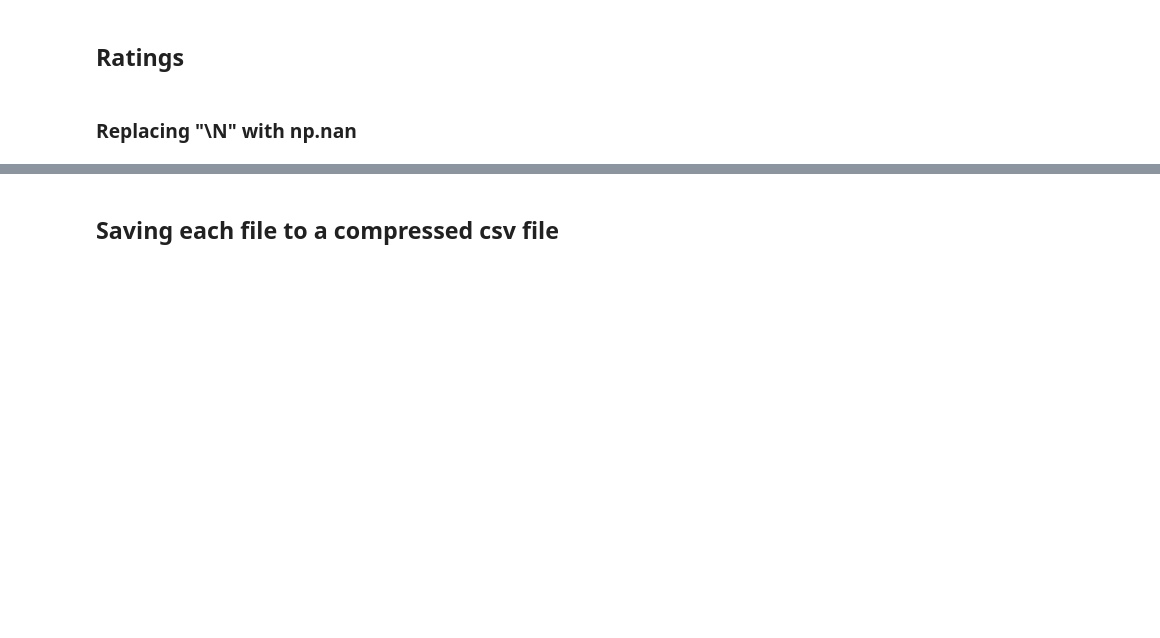
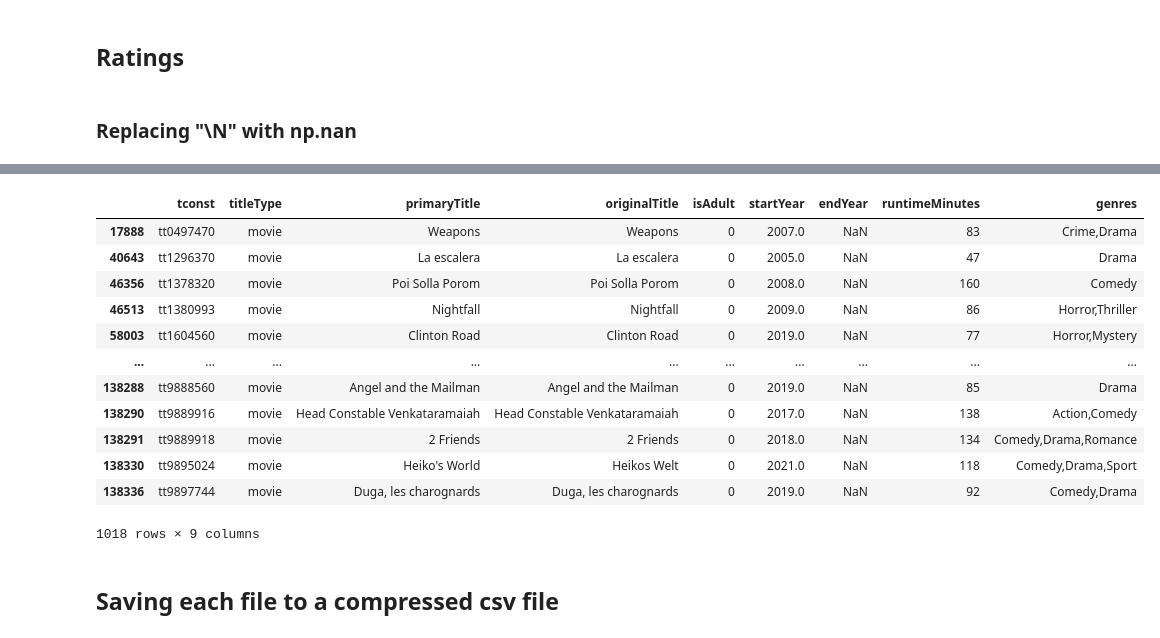
Before and after one commit to ob3dd/IMDB-Movie-Predictions, a Jupyter notebook: IMDB Movie Predictions.ipynb, the cells around one changed output, grey strips where cells are left out. Saved outputs shown, nothing was run; the diff lists cells and outputs as text; code cells hidden in the pictures; blank space fills up the shorter version.

Commit message:
IMDB Movie Predictions

```diff
--- a/IMDB Movie Predictions.ipynb
+++ b/IMDB Movie Predictions.ipynb
@@ -234,3 +239,20 @@ Name: tconst, Length: 1341659, dtype: bool
+# %%
+ratings = basics[keepers]
+ratings
+# %% [output]
+|  | tconst | titleType | primaryTitle | originalTitle | isAdult | startYear | endYear | runtimeMinutes | genres |
+| 17888 | tt0497470 | movie | Weapons | Weapons | 0 | 2007.0 | NaN | 83 | Crime,Drama |
+| 40643 | tt1296370 | movie | La escalera | La escalera | 0 | 2005.0 | NaN | 47 | Drama |
+| 46356 | tt1378320 | movie | Poi Solla Porom | Poi Solla Porom | 0 | 2008.0 | NaN | 160 | Comedy |
+| 46513 | tt1380993 | movie | Nightfall | Nightfall | 0 | 2009.0 | NaN | 86 | Horror,Thriller |
+| 58003 | tt1604560 | movie | Clinton Road | Clinton Road | 0 | 2019.0 | NaN | 77 | Horror,Mystery |
+| ... | ... | ... | ... | ... | ... | ... | ... | ... | ... |
+| 138288 | tt9888560 | movie | Angel and the Mailman | Angel and the Mailman | 0 | 2019.0 | NaN | 85 | Drama |
+| 138290 | tt9889916 | movie | Head Constable Venkataramaiah | Head Constable Venkataramaiah | 0 | 2017.0 | NaN | 138 | Action,Comedy |
+| 138291 | tt9889918 | movie | 2 Friends | 2 Friends | 0 | 2018.0 | NaN | 134 | Comedy,Drama,Romance |
+| 138330 | tt9895024 | movie | Heiko's World | Heikos Welt | 0 | 2021.0 | NaN | 118 | Comedy,Drama,Sport |
+| 138336 | tt9897744 | movie | Duga, les charognards | Duga, les charognards | 0 | 2019.0 | NaN | 92 | Comedy,Drama |
+1018 rows × 9 columns
 # %%
 ratings.replace({'\\N':np.nan},inplace=True)
 # %% [markdown]
```
Also changed, not shown: parts of 10 cells of this notebook, 3 other files.
